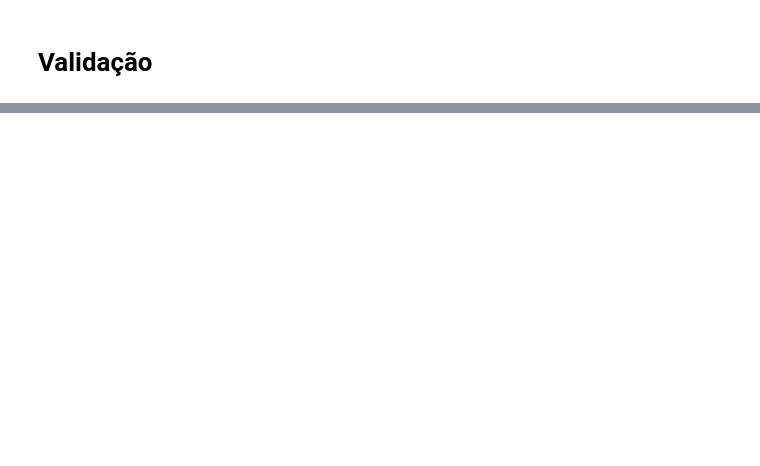
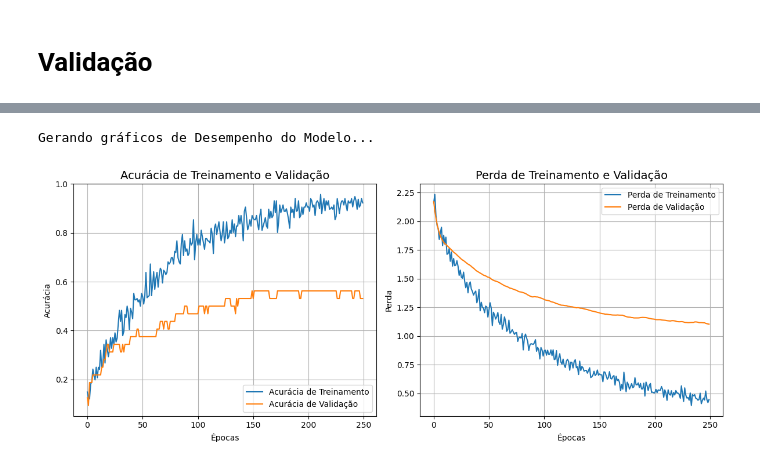
Before and after one commit to ohtopico/moedas-brasileiras, a Jupyter notebook: notebook.ipynb, the cells around one changed output, grey strips where cells are left out. Cells and saved outputs as stored; diff of their text form; code cells hidden in the pictures; blank space fills up the shorter version.

```diff
--- a/notebook.ipynb
+++ b/notebook.ipynb
@@ -369,0 +303,44 @@ plt.show()
+# %%
+if 'history' in locals() and history is not None:
+
+    # Extrai os dados do histórico
+    acc = history.history['accuracy']
+    val_acc = history.history['val_accuracy']
+    loss = history.history['loss']
+    val_loss = history.history['val_loss']
+
+    # Cria o array de épocas
+    epochs_range = range(len(acc))
+
+    print("Gerando gráficos de Desempenho do Modelo...")
+
+    ## 1. Gráfico de Acurácia
+    plt.figure(figsize=(12, 5))
+    plt.subplot(1, 2, 1) # 1 linha, 2 colunas, 1ª posição
+    plt.plot(epochs_range, acc, label='Acurácia de Treinamento')
+    plt.plot(epochs_range, val_acc, label='Acurácia de Validação')
+    plt.legend(loc='lower right')
+    plt.title('Acurácia de Treinamento e Validação', fontsize=14)
+    plt.xlabel('Épocas')
+    plt.ylabel('Acurácia')
+    plt.grid(True)
+
+    ## 2. Gráfico de Perda
+    plt.subplot(1, 2, 2) # 1 linha, 2 colunas, 2ª posição
+    plt.plot(epochs_range, loss, label='Perda de Treinamento')
+    plt.plot(epochs_range, val_loss, label='Perda de Validação')
+    plt.legend(loc='upper right')
+    plt.title('Perda de Treinamento e Validação', fontsize=14)
+    plt.xlabel('Épocas')
+    plt.ylabel('Perda')
+    plt.grid(True)
+
+    plt.tight_layout()
+    plt.show()
+    #
+
+else:
+    print("Erro: O objeto 'history' não foi encontrado. Certifique-se de que o treinamento (model.fit) foi concluído com sucesso e que o resultado foi armazenado na variável 'history'.")
+# %% [output]
+Gerando gráficos de Desempenho do Modelo...
+[figure, added]
```
Also changed, not shown: parts of 8 cells of this notebook, 1 other file.
